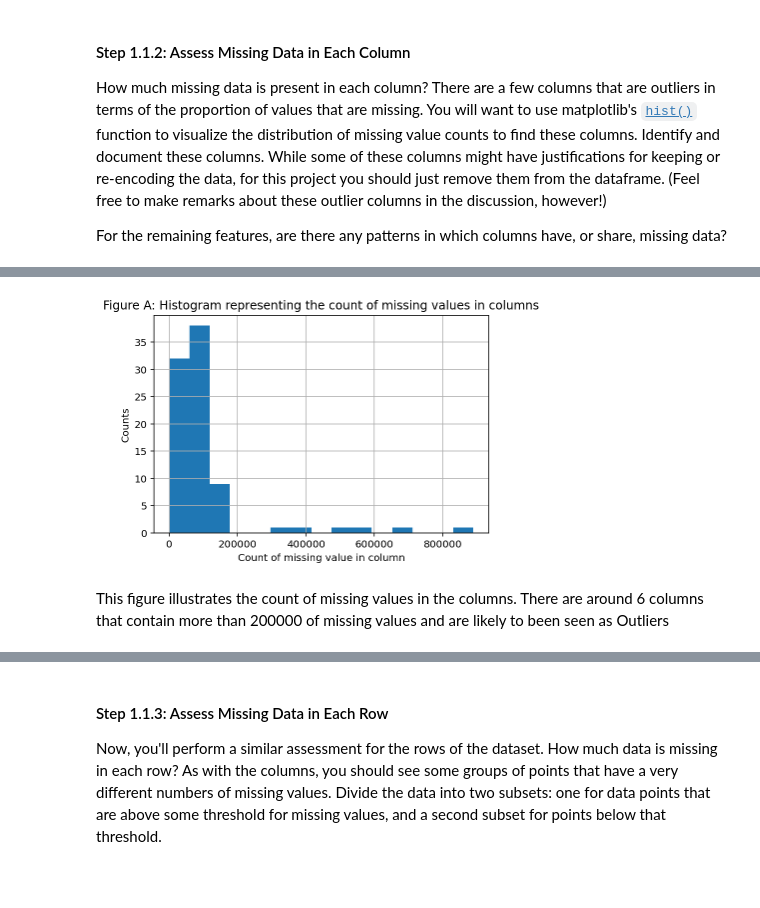
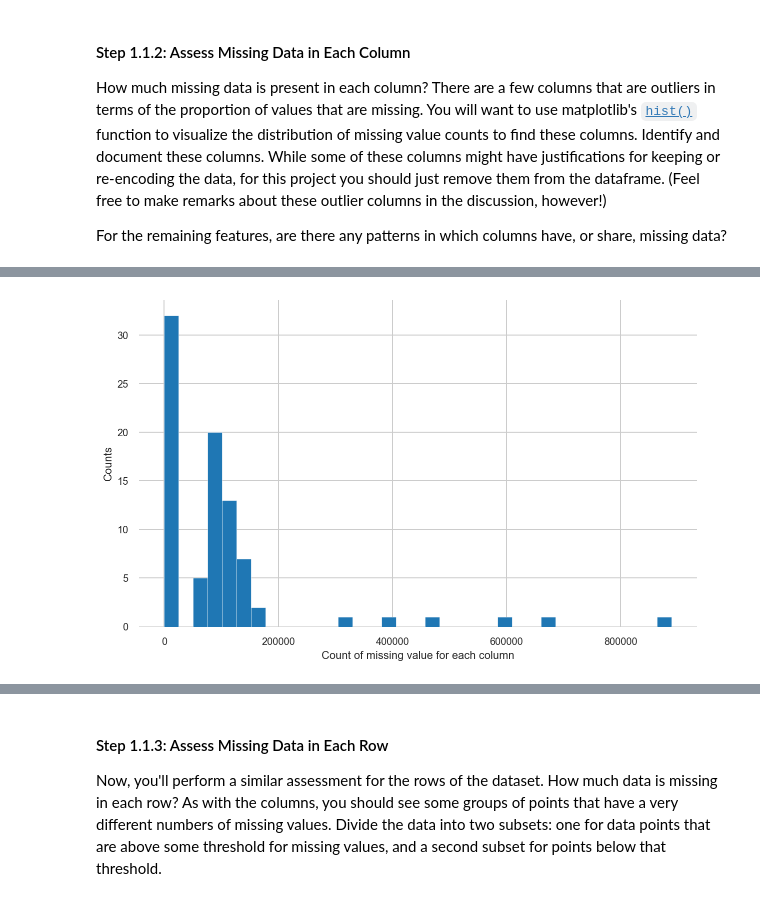
Before and after one commit to yzhu32/DSND_Term1, a Jupyter notebook: projects/p3_identify_customer_segments/Identify_Customer_Segments.ipynb, the cells around one changed output, grey strips where cells are left out. Cells and saved outputs as stored; diff of their text form; code cells hidden in the pictures.

```diff
--- a/projects/p3_identify_customer_segments/Identify_Customer_Segments.ipynb
+++ b/projects/p3_identify_customer_segments/Identify_Customer_Segments.ipynb
@@ -101,11 +175,7 @@ The fourth column of the feature attributes summary (loaded in above as `feat_in
 
 # Prepare feat_info via strip and split
 # Remove missing_or_unknown codes from azdias
-for index in feat_info.index:
-    feat_info.loc[index,'missing_or_unknown'] = feat_info.loc[index,'missing_or_unknown'].strip('[]').split(',')
-    for item in range(len(feat_info.loc[index,'missing_or_unknown'])):
-        try:
-            feat_info.loc[index,'missing_or_unknown'][item] = int(feat_info.loc[index,'missing_or_unknown'][item])
-        except:
-            continue
-    azdias.loc[:,(feat_info.loc[index, 'attribute'])].replace(feat_info.loc[index,'missing_or_unknown'], np.nan, inplace=True)
+feat_info_dict = {}
+feat_info_dict['nan_values'] = feat_info['missing_or_unknown'].str.replace('[','').str.replace(']','').str.split(',').values
+
+feat_info_dict
@@ -127,0 +200,4 @@ feat_info
+# %%
+feat_info_missing = pd.DataFrame(feat_info_dict, index = feat_info['attribute'].values)
+
+feat_info_missing['nan_values'] = feat_info_missing.apply(lambda x: [int(i) if validate_int(i) else i for i in x[0]], axis=1)
@@ -127,0 +241,3 @@ feat_info
+# %%
+for col in azdias.columns:
+    azdias[col] = azdias[col].replace(feat_info_missing.loc[col][0], np.nan)
@@ -139,16 +282,13 @@ missing_col = azdias.isnull().sum()
 # %%
 # Investigate patterns in the amount of missing data in each column.
-
-plt.hist(missing_col, bins=15, alpha=1)
-plt.xlabel('Count of missing value in column')
+plt.figure(figsize=(10,6))
+plt.hist(missing_col, bins=35)
+plt.xlabel('Count of missing value for each column')
 plt.ylabel('Counts')
-plt.title('Figure A: Histogram representing the count of missing values in columns')
 plt.grid(True)
 plt.show()
 # %% [output]
-[figure, old version]
+[figure, new version]
-# %% [markdown]
-This figure illustrates the count of missing values in the columns. There are around 6 columns that contain more than 200000 of missing values and are likely to been seen as Outliers
 # %%
 # Remove the outlier columns from the dataset. (You'll perform other data
 # engineering tasks such as re-encoding and imputation later.)
```
Also changed, not shown: parts of 117 cells of this notebook, 3 other files.
